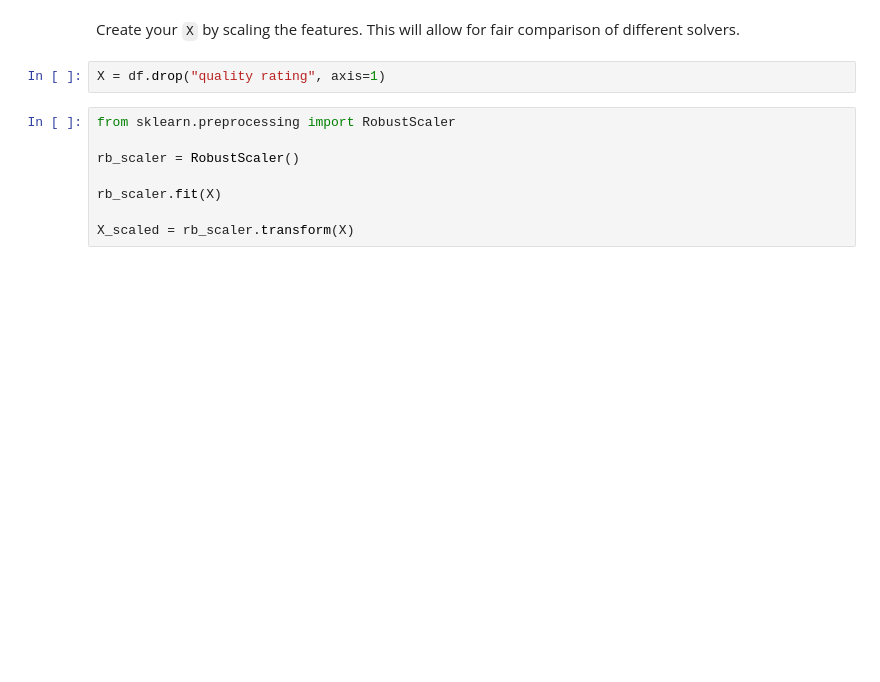
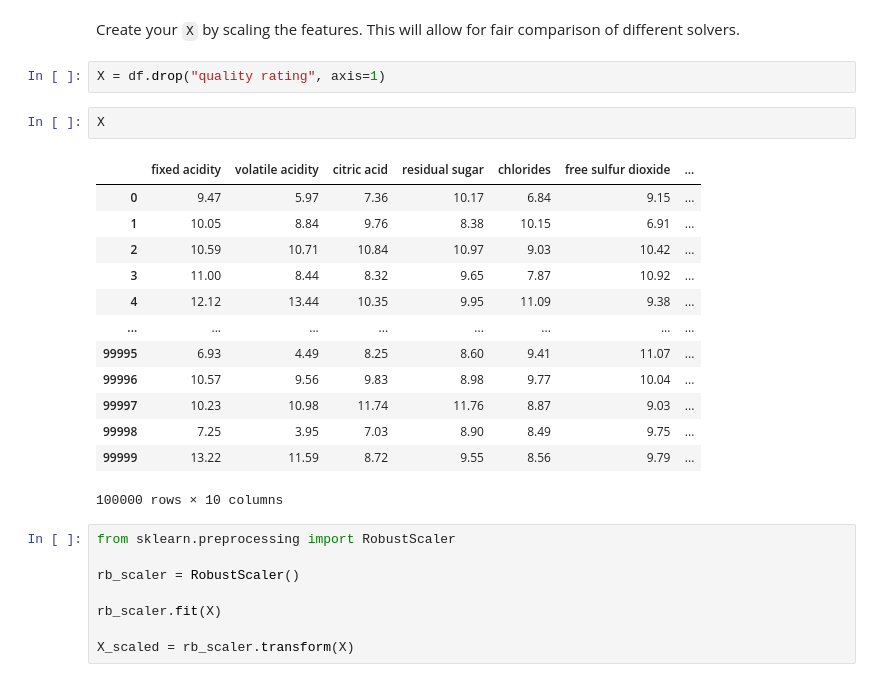
Before and after one commit to moe221/data-challenges-moe, a Jupyter notebook: 05-ML/04-Under-the-hood/02-Solvers/Solvers.ipynb, the cells around one changed output. Cells and saved outputs as stored; diff of their text form; blank space fills up the shorter version.

```diff
--- a/05-ML/04-Under-the-hood/02-Solvers/Solvers.ipynb
+++ b/05-ML/04-Under-the-hood/02-Solvers/Solvers.ipynb
@@ -50,6 +50,22 @@ Name: quality rating, dtype: int64
 Create your `X` by scaling the features. This will allow for fair comparison of different solvers.
 # %%
 X = df.drop("quality rating", axis=1)
+# %%
+X
+# %% [output]
+|  | fixed acidity | volatile acidity | citric acid | residual sugar | chlorides | free sulfur dioxide | ... |
+| 0 | 9.47 | 5.97 | 7.36 | 10.17 | 6.84 | 9.15 | ... |
+| 1 | 10.05 | 8.84 | 9.76 | 8.38 | 10.15 | 6.91 | ... |
+| 2 | 10.59 | 10.71 | 10.84 | 10.97 | 9.03 | 10.42 | ... |
+| 3 | 11.00 | 8.44 | 8.32 | 9.65 | 7.87 | 10.92 | ... |
+| 4 | 12.12 | 13.44 | 10.35 | 9.95 | 11.09 | 9.38 | ... |
+| ... | ... | ... | ... | ... | ... | ... | ... |
+| 99995 | 6.93 | 4.49 | 8.25 | 8.60 | 9.41 | 11.07 | ... |
+| 99996 | 10.57 | 9.56 | 9.83 | 8.98 | 9.77 | 10.04 | ... |
+| 99997 | 10.23 | 10.98 | 11.74 | 11.76 | 8.87 | 9.03 | ... |
+| 99998 | 7.25 | 3.95 | 7.03 | 8.90 | 8.49 | 9.75 | ... |
+| 99999 | 13.22 | 11.59 | 8.72 | 9.55 | 8.56 | 9.79 | ... |
+100000 rows × 10 columns
 # %%
 from sklearn.preprocessing import RobustScaler
 
```
Also changed, not shown: parts of 6 cells of this notebook, 1 other file.
